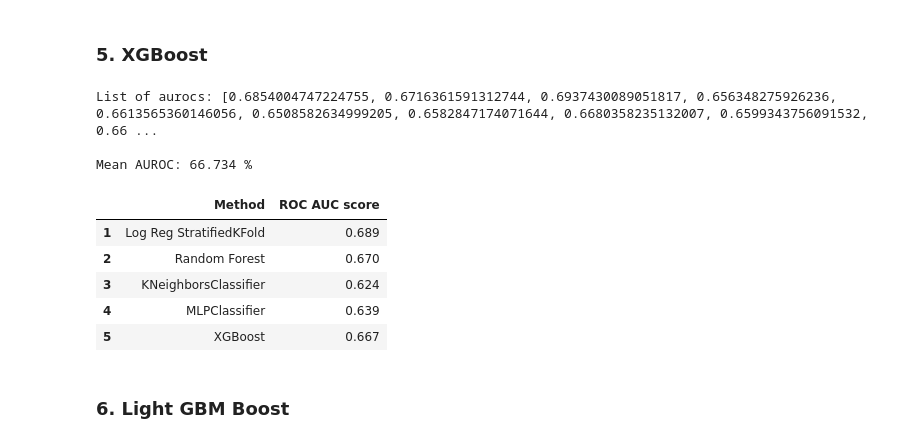
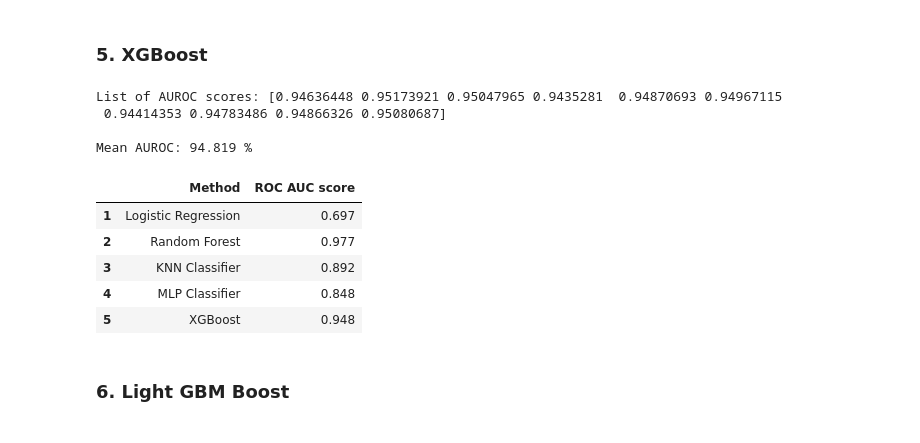
Before and after one commit to ambiwalencja/DataScienceMLprojekt, a Jupyter notebook: 4_projekt_ml_modelowanie_HS.ipynb, the cells around one changed output. Saved outputs shown, nothing was run; the diff lists cells and outputs as text; code cells hidden in the pictures.

```diff
--- a/4_projekt_ml_modelowanie_HS.ipynb
+++ b/4_projekt_ml_modelowanie_HS.ipynb
@@ -636,38 +262,19 @@ results
 # %% [markdown]
 ### 5. XGBoost
-# %%
-import xgboost as xgb
-XGBmodel_5 = xgb.XGBClassifier()
-
-skf = StratifiedKFold(n_splits=10, shuffle=True, random_state=1)
-list_auroc_stratified = []
-
-array_x = df_x.to_numpy()
-array_y = df_y.to_numpy()
-
-for train_index, test_index in skf.split(df_x, df_y):
-    x_train_fold, x_test_fold = array_x[train_index], array_x[test_index]
-    y_train_fold, y_test_fold = array_y[train_index], array_y[test_index]
-    XGBmodel_5.fit(x_train_fold, np.ravel(y_train_fold))
-    list_auroc_stratified.append(roc_auc_score(y_test_fold, XGBmodel_5.predict_proba(x_test_fold)[:,1]))
-
-print('List of aurocs:', list_auroc_stratified)
-auroc_mean_5 = np.mean(list_auroc_stratified)
-print('\nMean AUROC:', round((auroc_mean_5)*100, 3), '%')
-# %% [output]
-List of aurocs: [0.6854004747224755, 0.6716361591312744, 0.6937430089051817, 0.656348275926236, 0.6613565360146056, 0.6508582634999205, 0.6582847174071644, 0.6680358235132007, 0.6599343756091532, 0.66 ...
-
-Mean AUROC: 66.734 %
-# %%
-tempResultsDf = pd.DataFrame({'Method':['XGBoost'], 'ROC AUC score': round(auroc_mean_5,3)},index=['5'])
-results = pd.concat([results, tempResultsDf])
-results
-# %% [output]
-|  | Method | ROC AUC score |
-| 1 | Log Reg StratifiedKFold | 0.689 |
-| 2 | Random Forest | 0.670 |
-| 3 | KNeighborsClassifier | 0.624 |
-| 4 | MLPClassifier | 0.639 |
-| 5 | XGBoost | 0.667 |
+# %%
+xgbm = modelling.Model(df_x, df_y, XGBClassifier())
+xgbm.train_model()
+modelling.compare_results('XGBoost', xgbm.auroc_mean)
+# %% [output]
+List of AUROC scores: [0.94636448 0.95173921 0.95047965 0.9435281  0.94870693 0.94967115
+ 0.94414353 0.94783486 0.94866326 0.95080687]
+
+Mean AUROC: 94.819 %
+|  | Method | ROC AUC score |
+| 1 | Logistic Regression | 0.697 |
+| 2 | Random Forest | 0.977 |
+| 3 | KNN Classifier | 0.892 |
+| 4 | MLP Classifier | 0.848 |
+| 5 | XGBoost | 0.948 |
 # %% [markdown]
 ### 6. Light GBM Boost
```
Also changed, not shown: parts of 121 cells of this notebook.
